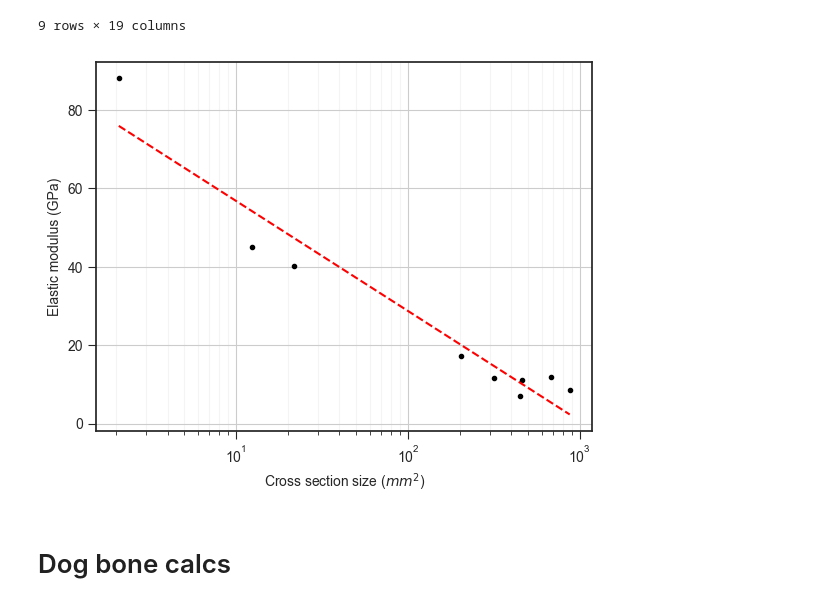
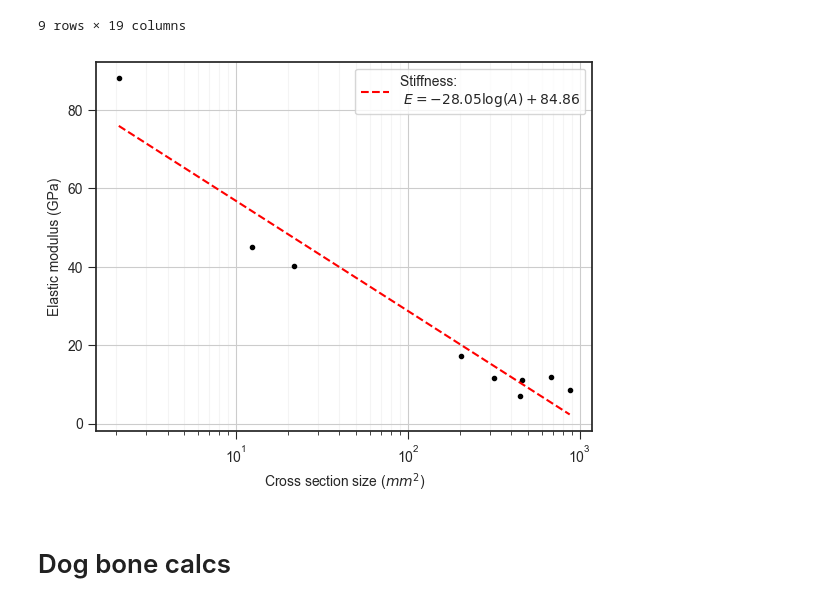
Before and after one commit to Mackus101/GlassMechAnalysis, a Jupyter notebook: analyse.ipynb, the cells around one changed output. Drawn from its saved outputs; the diff is of its cells as text; code cells hidden in the pictures.

```diff
--- a/analyse.ipynb
+++ b/analyse.ipynb
@@ -353,11 +353,14 @@ def fit_and_plot_weibull(data, design_failure):
         plt.sca(ind_ax)
         ## Fit the current data to a weibull
         fracture_fit = Fit_Weibull_2P(failures=plot_data, print_results=False, label=legend_text, method="LS", CI_type="none")  # fits a Weibull distribution to the data and generates the probability plot
+        ind_ax.get_lines()[0].set_color("red")
+        ind_ax.get_lines()[0].set_linestyle("dashed")
 
         ind_fig.set_size_inches(7, 8)
         plt.ylabel("Probability of failure")
         plt.xlabel(stress_label)
         plt.title("")
+        plt.legend(loc="upper left")
         ind_fig.savefig("Figs/series_" + letter, bbox_inches = "tight")
 
         ind_ax.cla()
@@ -1073,31 +1096,33 @@ gcc_data_anal.to_excel("Rod_test_analysis.xlsx")
 # %%
 fig, ax = plt.subplots()
 
-ax.scatter(data=gcc_data_anal, x="cross_section", y="elastic_mod_mean", color='k')
+ax.scatter(data=gcc_data_anal, x="cross_section", y="elastic_mod_mean", color='k', label=None)
 
 cross_section = gcc_data_anal["cross_section"].dropna().to_numpy()
 elastic_mod = gcc_data_anal["elastic_mod_mean"].dropna().to_numpy()
+
+fit_line_fmt = "Stiffness: \n $E = {:0.2f} \\log(A) + {:0.2f}$"
 
 m, b = np.polyfit(np.log10(cross_section), elastic_mod, 1)
 
 fit_x = np.linspace(np.min(cross_section), np.max(cross_section), 100)
 
 fit_y = m * np.log10(fit_x) + b
 
-ax.plot(fit_x, fit_y, "--r")
+ax.plot(fit_x, fit_y, "--r", label=fit_line_fmt.format(m, b))
 ax.set_xlabel("Cross section size ($mm^2$)")
 ax.set_ylabel("Elastic modulus (GPa)")
 
 ax.grid(visible=True, which='major', linestyle='-')
 ax.grid(visible=True, which='minor', linestyle='-', alpha=0.2)
 
 # ax = sns.regplot(data=gcc_data_anal, x="cross_section", y="log_elastic_mod_mean")
 # ax.set(xlabel="Cross section size ($mm^2$)", ylabel="log(Elastic modulus) (GPa)", title="Elastic modulus vs. Cross Section")
-
+ax.legend()
 ax.set_xscale("log")
 # ax.set_yscale("log")
 # %% [output]
-[figure, old version]
+[figure, new version]
 # %% [markdown]
 # Dog bone calcs
 # %%
```
Also changed, not shown: parts of 5 cells of this notebook, 1 other file.
